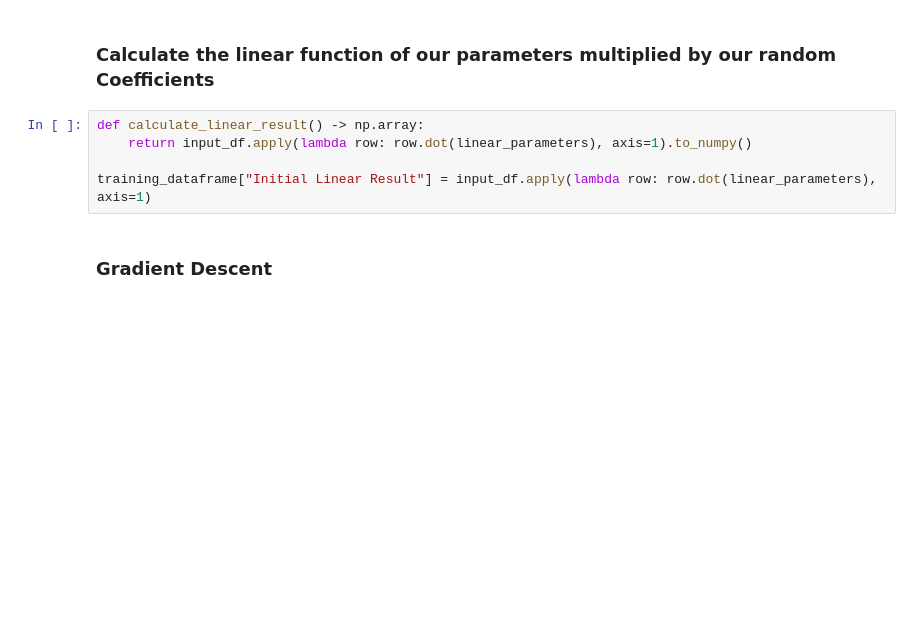
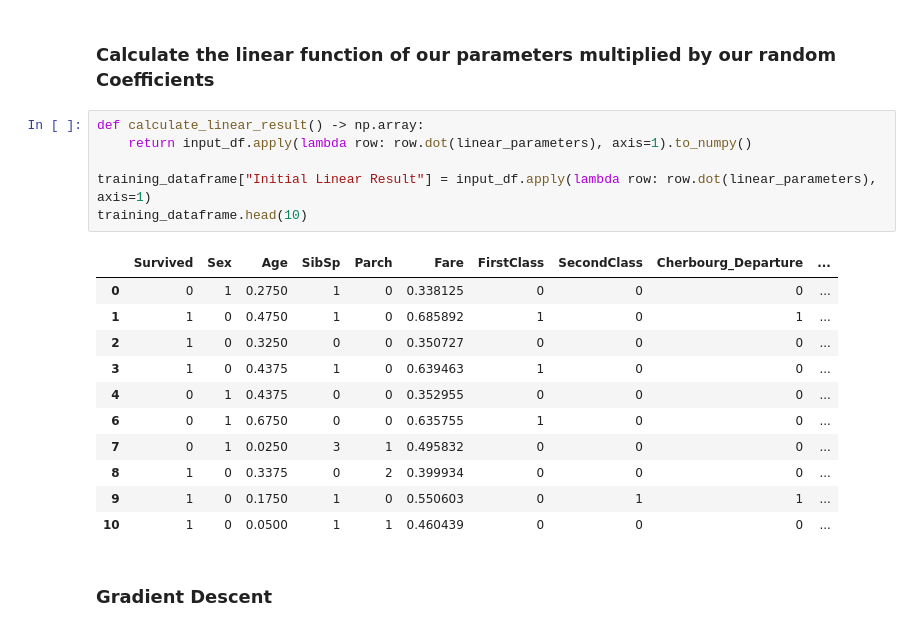
Before and after one commit to Deco354/titanic-numpy-neuralnet, a Jupyter notebook: numpy-titanic.ipynb, the cells around one changed output. Saved outputs shown, nothing was run; the diff lists cells and outputs as text; blank space fills up the shorter version.

```diff
--- a/numpy-titanic.ipynb
+++ b/numpy-titanic.ipynb
@@ -129,8 +236,21 @@ linear_parameters
 # %%
 def calculate_linear_result() -> np.array:
     return input_df.apply(lambda row: row.dot(linear_parameters), axis=1).to_numpy()
 
 training_dataframe["Initial Linear Result"] = input_df.apply(lambda row: row.dot(linear_parameters), axis=1)
+training_dataframe.head(10)
+# %% [output]
+|  | Survived | Sex | Age | SibSp | Parch | Fare | FirstClass | SecondClass | Cherbourg_Departure | ... |
+| 0 | 0 | 1 | 0.2750 | 1 | 0 | 0.338125 | 0 | 0 | 0 | ... |
+| 1 | 1 | 0 | 0.4750 | 1 | 0 | 0.685892 | 1 | 0 | 1 | ... |
+| 2 | 1 | 0 | 0.3250 | 0 | 0 | 0.350727 | 0 | 0 | 0 | ... |
+| 3 | 1 | 0 | 0.4375 | 1 | 0 | 0.639463 | 1 | 0 | 0 | ... |
+| 4 | 0 | 1 | 0.4375 | 0 | 0 | 0.352955 | 0 | 0 | 0 | ... |
+| 6 | 0 | 1 | 0.6750 | 0 | 0 | 0.635755 | 1 | 0 | 0 | ... |
+| 7 | 0 | 1 | 0.0250 | 3 | 1 | 0.495832 | 0 | 0 | 0 | ... |
+| 8 | 1 | 0 | 0.3375 | 0 | 2 | 0.399934 | 0 | 0 | 0 | ... |
+| 9 | 1 | 0 | 0.1750 | 1 | 0 | 0.550603 | 0 | 1 | 1 | ... |
+| 10 | 1 | 0 | 0.0500 | 1 | 1 | 0.460439 | 0 | 0 | 0 | ... |
 # %% [markdown]
 ### Gradient Descent
 # %%
```
Also changed, not shown: parts of 17 cells of this notebook.
